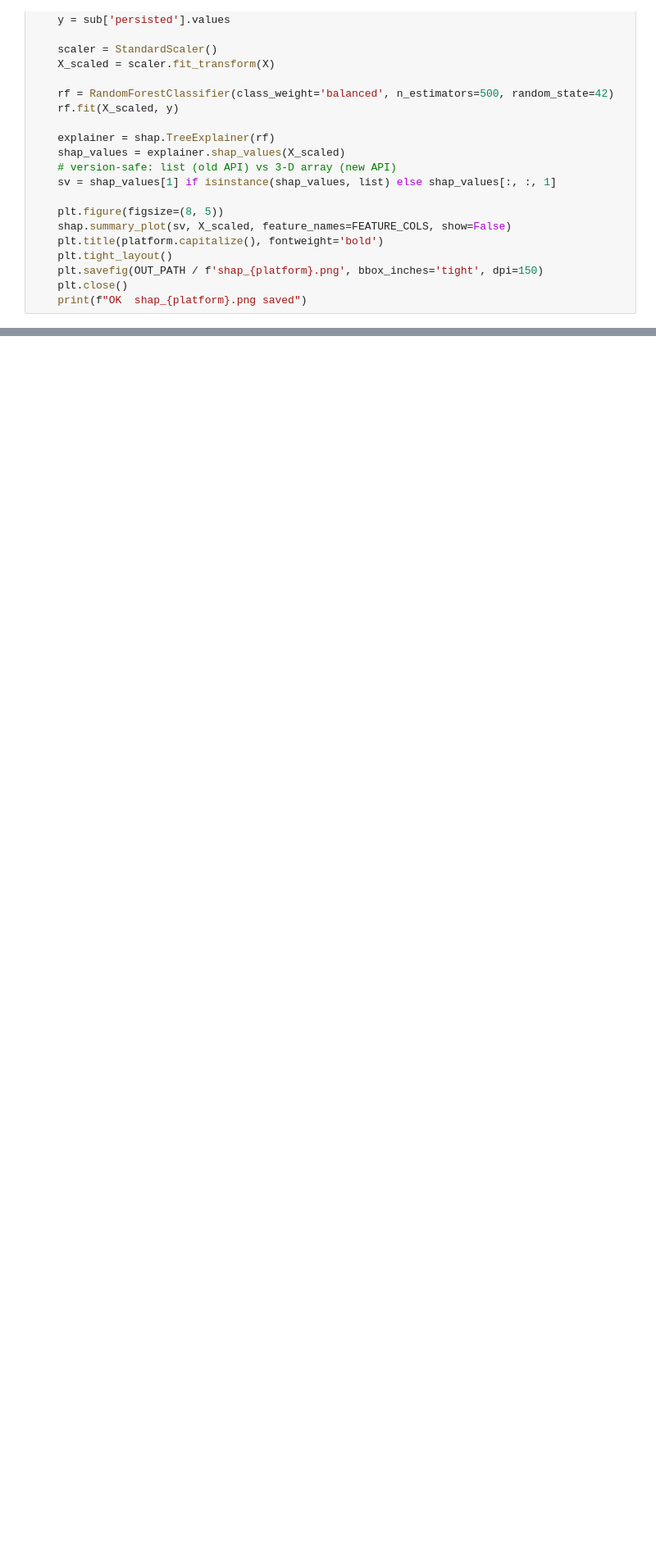
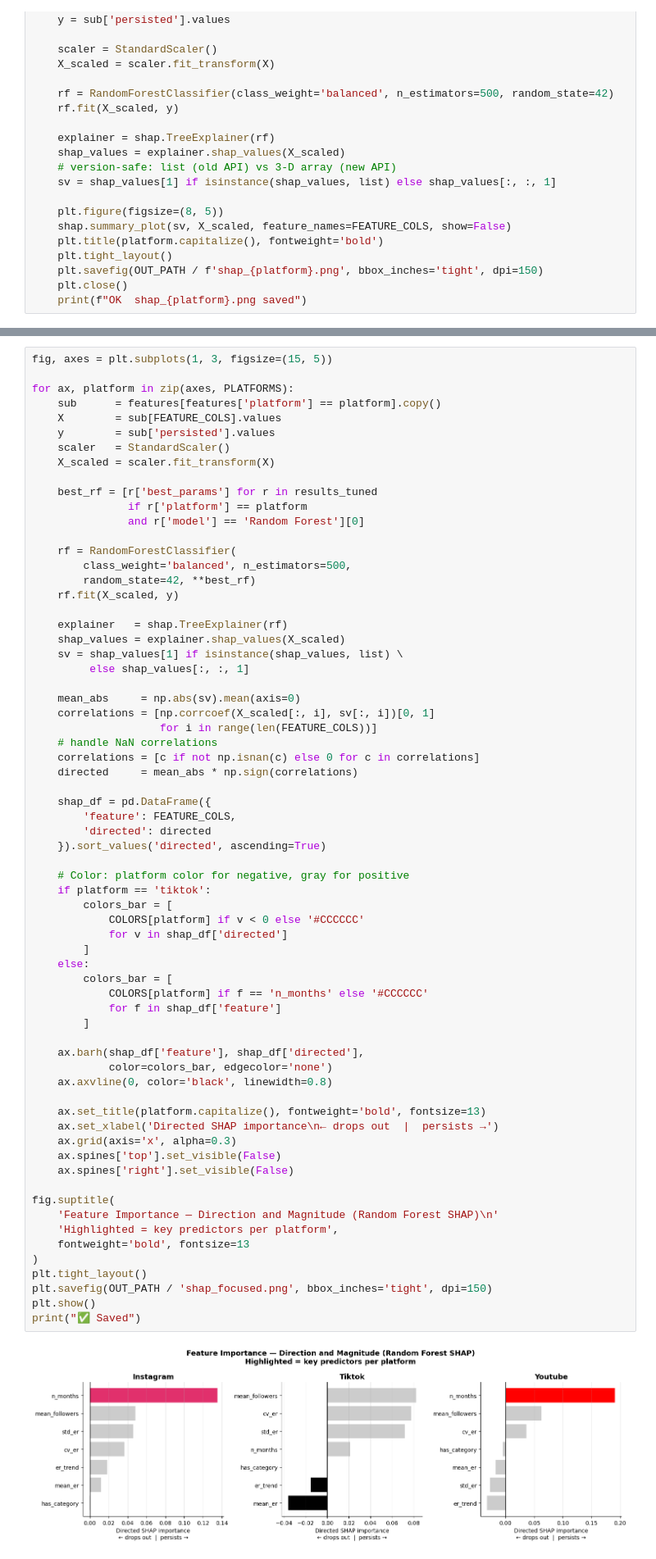
Before and after one commit to francesco-gramegna/cross_platform_analysis, a Jupyter notebook: 8 - rq3/scripts/rq3_ml_clean.ipynb, the cells around one changed output, grey strips where cells are left out. Shown at 82% size. Drawn from its saved outputs; the diff is of its cells as text; blank space fills up the shorter version.

```diff
--- a/8 - rq3/scripts/rq3_ml_clean.ipynb
+++ b/8 - rq3/scripts/rq3_ml_clean.ipynb
@@ -303,0 +712,69 @@ for platform in PLATFORMS:
+# %%
+fig, axes = plt.subplots(1, 3, figsize=(15, 5))
+
+for ax, platform in zip(axes, PLATFORMS):
+    sub      = features[features['platform'] == platform].copy()
+    X        = sub[FEATURE_COLS].values
+    y        = sub['persisted'].values
+    scaler   = StandardScaler()
+    X_scaled = scaler.fit_transform(X)
+
+    best_rf = [r['best_params'] for r in results_tuned
+               if r['platform'] == platform
+               and r['model'] == 'Random Forest'][0]
+
+    rf = RandomForestClassifier(
+        class_weight='balanced', n_estimators=500,
+        random_state=42, **best_rf)
+    rf.fit(X_scaled, y)
+
+    explainer   = shap.TreeExplainer(rf)
+    shap_values = explainer.shap_values(X_scaled)
+    sv = shap_values[1] if isinstance(shap_values, list) \
+         else shap_values[:, :, 1]
+
+    mean_abs     = np.abs(sv).mean(axis=0)
+    correlations = [np.corrcoef(X_scaled[:, i], sv[:, i])[0, 1]
+                    for i in range(len(FEATURE_COLS))]
+    # handle NaN correlations
+    correlations = [c if not np.isnan(c) else 0 for c in correlations]
+    directed     = mean_abs * np.sign(correlations)
+
+    shap_df = pd.DataFrame({
+        'feature': FEATURE_COLS,
+        'directed': directed
+    }).sort_values('directed', ascending=True)
+
+    # Color: platform color for negative, gray for positive
+    if platform == 'tiktok':
+        colors_bar = [
+            COLORS[platform] if v < 0 else '#CCCCCC'
+            for v in shap_df['directed']
+        ]
+    else:
+        colors_bar = [
+            COLORS[platform] if f == 'n_months' else '#CCCCCC'
+            for f in shap_df['feature']
+        ]
+
+    ax.barh(shap_df['feature'], shap_df['directed'],
+            color=colors_bar, edgecolor='none')
+    ax.axvline(0, color='black', linewidth=0.8)
+
+    ax.set_title(platform.capitalize(), fontweight='bold', fontsize=13)
+    ax.set_xlabel('Directed SHAP importance\n← drops out  |  persists →')
+    ax.grid(axis='x', alpha=0.3)
+    ax.spines['top'].set_visible(False)
+    ax.spines['right'].set_visible(False)
+
+fig.suptitle(
+    'Feature Importance — Direction and Magnitude (Random Forest SHAP)\n'
+    'Highlighted = key predictors per platform',
+    fontweight='bold', fontsize=13
+)
+plt.tight_layout()
+plt.savefig(OUT_PATH / 'shap_focused.png', bbox_inches='tight', dpi=150)
+plt.show()
+print("✅ Saved")
+# %% [output]
+[figure, added]
```
Also changed, not shown: parts of 11 cells of this notebook, 11 other files.
